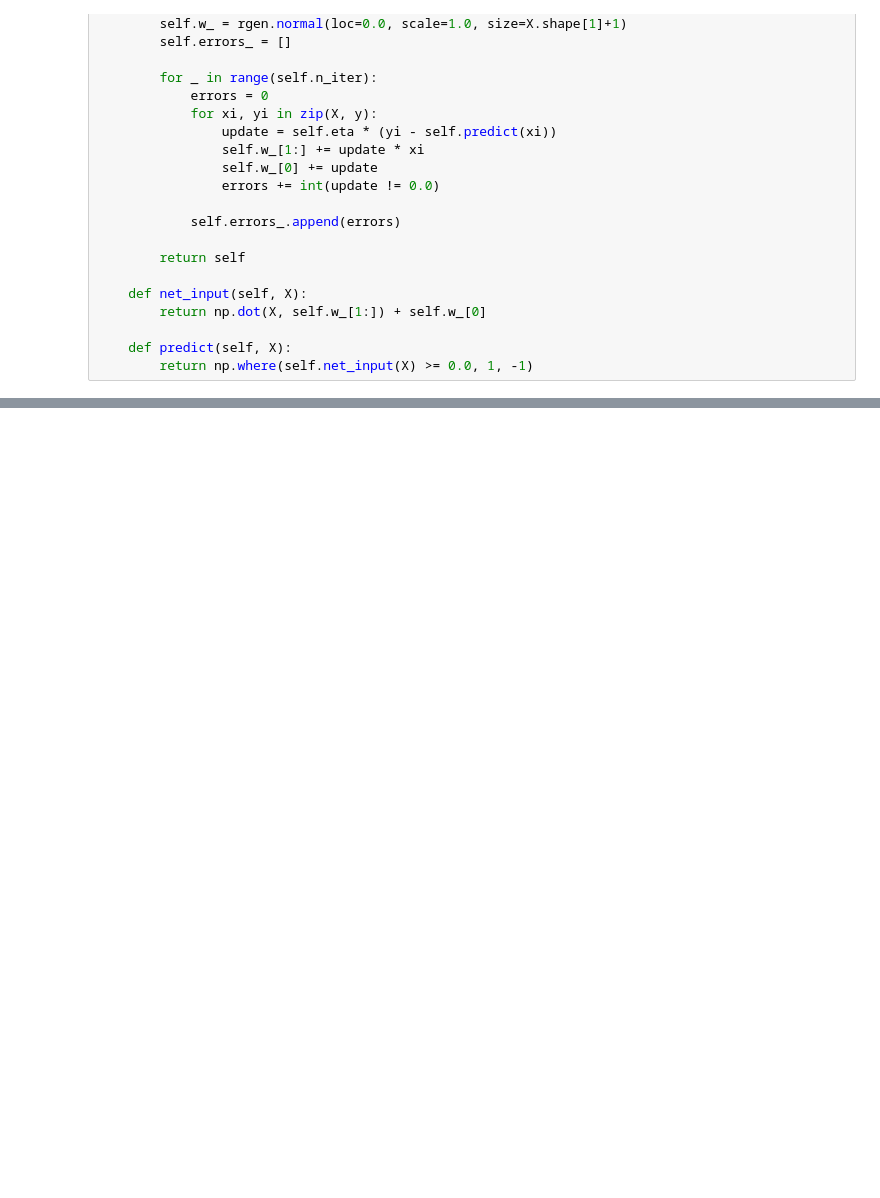
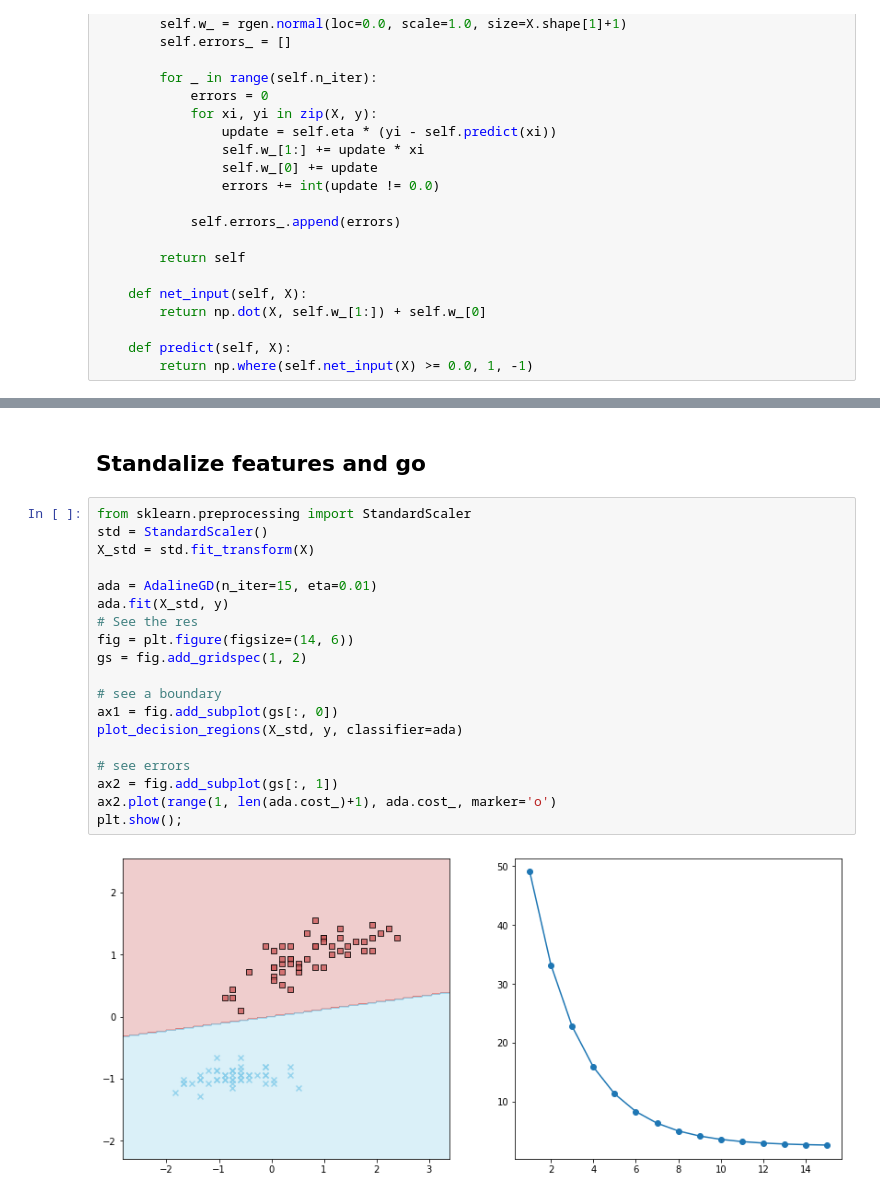
Before and after one commit to CobaMasa/PythonMachineLearningProgramming, a Jupyter notebook: chapter2.ipynb, the cells around one changed output, grey strips where cells are left out. Drawn from its saved outputs; the diff is of its cells as text; blank space fills up the shorter version.

```diff
--- a/chapter2.ipynb
+++ b/chapter2.ipynb
@@ -84,0 +161,23 @@ plt.show();
+# %% [markdown]
+## Standalize features and go
+# %%
+from sklearn.preprocessing import StandardScaler
+std = StandardScaler()
+X_std = std.fit_transform(X)
+
+ada = AdalineGD(n_iter=15, eta=0.01)
+ada.fit(X_std, y)
+# See the res
+fig = plt.figure(figsize=(14, 6))
+gs = fig.add_gridspec(1, 2)
+
+# see a boundary
+ax1 = fig.add_subplot(gs[:, 0])
+plot_decision_regions(X_std, y, classifier=ada)
+
+# see errors
+ax2 = fig.add_subplot(gs[:, 1])
+ax2.plot(range(1, len(ada.cost_)+1), ada.cost_, marker='o')
+plt.show();
+# %% [output]
+[figure, added]
```
Also changed, not shown: parts of 11 cells of this notebook.
